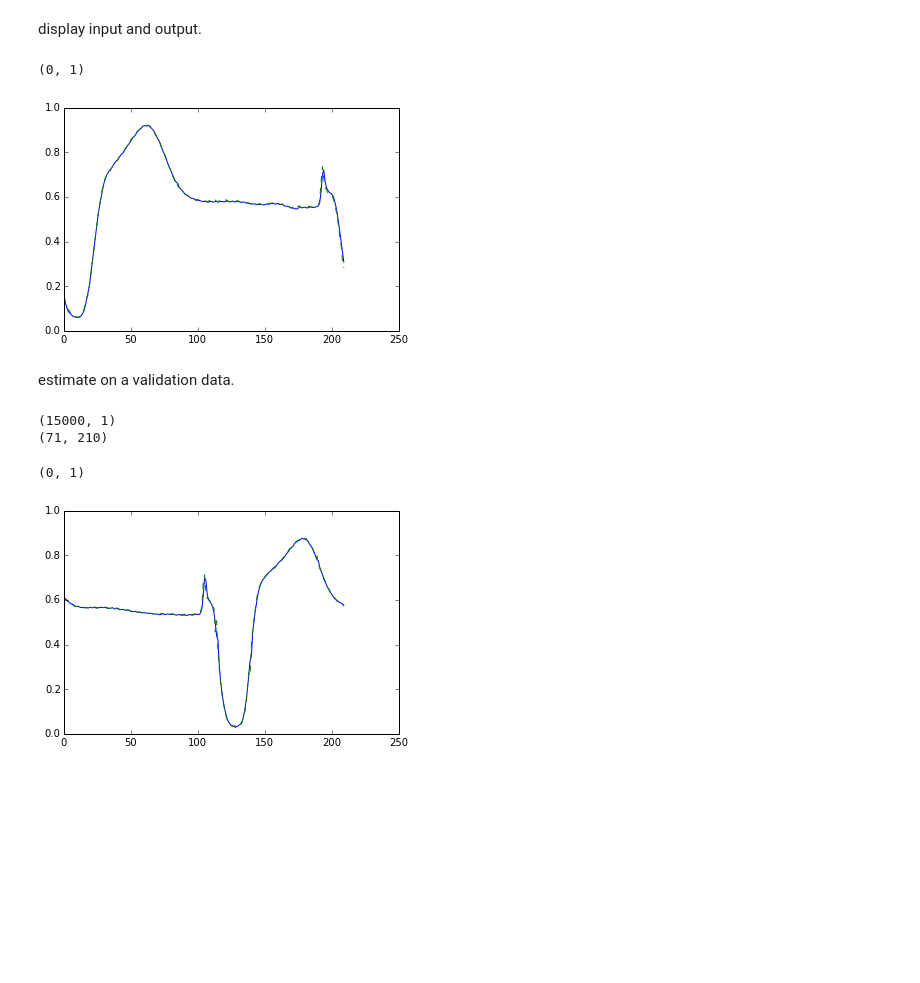
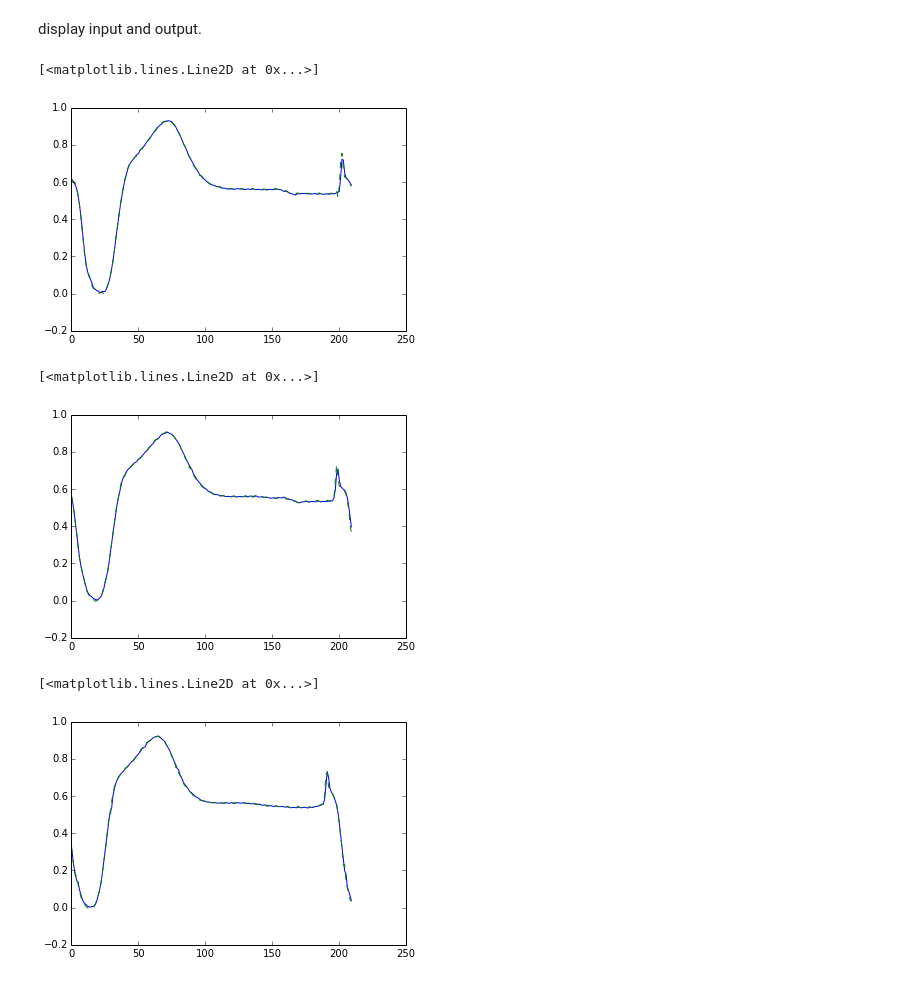
Before and after one commit to afcarl/chainer_seq2seq, a Jupyter notebook: experiment_01.ipynb, the cells around one changed output. Cells and saved outputs as stored; diff of their text form; code cells hidden in the pictures; blank space fills up the shorter version.

```diff
--- a/experiment_01.ipynb
+++ b/experiment_01.ipynb
@@ -179,21 +152,9 @@ plt.show()
 # %% [markdown]
 display input and output.
 # %%
-index = 34
-plt.plot(valid_src_mini_batch_data[index], label="src")
-inverse_valid_dst_mini_batch_data = np.fliplr(valid_dst_mini_batch_data)
-plt.plot(inverse_valid_dst_mini_batch_data[index], linestyle="dashed", label="pred")
-plt.ylim(0, 1)
+index = 0
+plt.plot(train_src_mini_batch_data[index], label="src")
+plt.plot(inverse_train_dst_mini_batch_data[index], linestyle="dashed", label="pred")
 # %% [output]
-(0, 1)
+[<matplotlib.lines.Line2D at 0x...>]
-[figure, old version]
+[figure, new version]
-# %% [markdown]
-estimate on a validation data.
-# %%
-valid_src_data = cPickle.load(open("/home/ubuntu/data/seq2seq/valid_dataset.pkl"))
-print(valid_src_data.shape)
-valid_src_mini_batch_data = utils.make_mini_batch_without_overlap(valid_src_data[:,0], LENGTH_OF_TRAIN_SEQUENCE)
-print(valid_src_mini_batch_data.shape)
-# %% [output]
-(15000, 1)
-(71, 210)
@@ -203,9 +161,14 @@ valid_dst_mini_batch_data = predict.predict_(seq2seq, valid_src_mini_batch_data)
 # %%
 index = 1
-plt.plot(valid_src_mini_batch_data[index], label="src")
-inverse_valid_dst_mini_batch_data = np.fliplr(valid_dst_mini_batch_data)
-plt.plot(inverse_valid_dst_mini_batch_data[index], linestyle="dashed", label="pred")
-plt.ylim(0, 1)
+plt.plot(train_src_mini_batch_data[index], label="src")
+plt.plot(inverse_train_dst_mini_batch_data[index], linestyle="dashed", label="pred")
 # %% [output]
-(0, 1)
+[<matplotlib.lines.Line2D at 0x...>]
-[figure, old version]
+[figure, new version]
+# %%
+index = 2
+plt.plot(train_src_mini_batch_data[index], label="src")
+plt.plot(inverse_train_dst_mini_batch_data[index], linestyle="dashed", label="pred")
+# %% [output]
+[<matplotlib.lines.Line2D at 0x...>]
+[figure, added]
```
Also changed, not shown: parts of 13 cells of this notebook, 2 other files.
